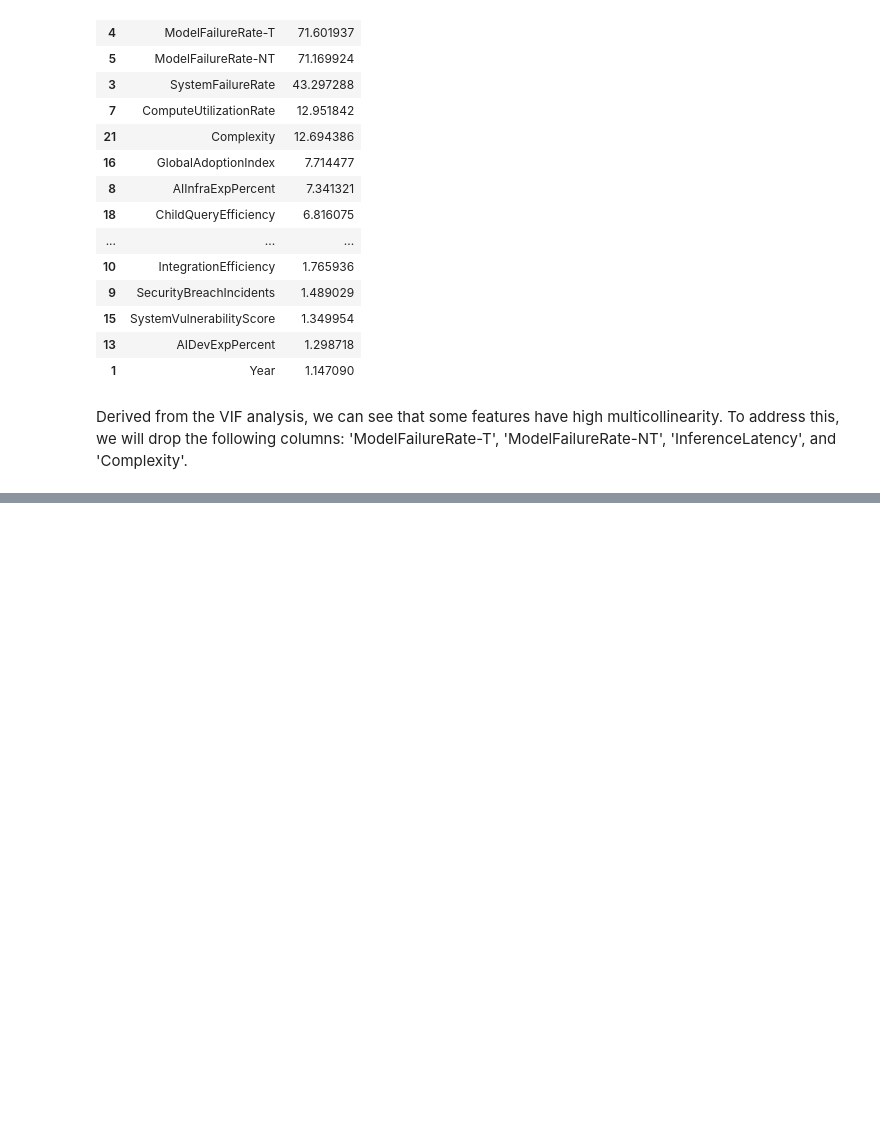
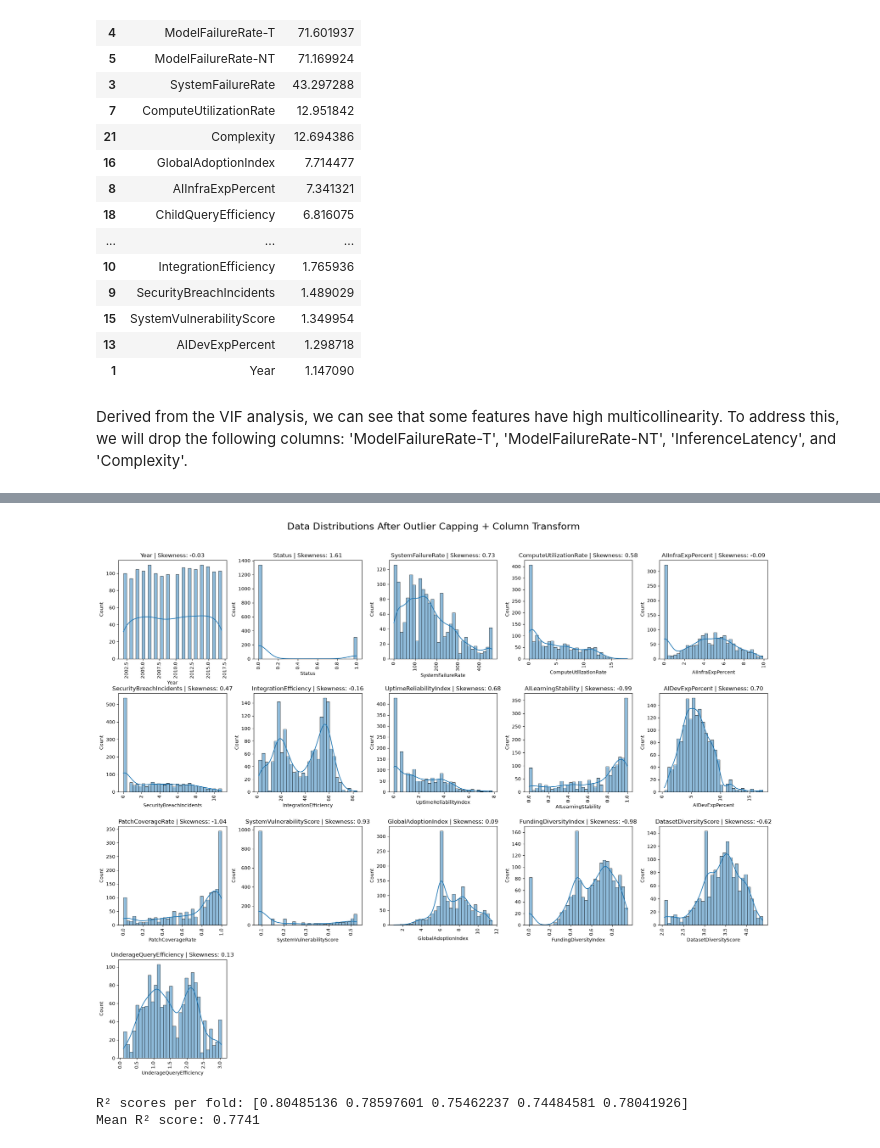
Before and after one commit to khangronky/cosc2753-assignment-1-2026b, a Jupyter notebook: notebook.ipynb, the cells around one changed output, grey strips where cells are left out. Saved outputs shown, nothing was run; the diff lists cells and outputs as text; code cells hidden in the pictures; blank space fills up the shorter version.

```diff
--- a/notebook.ipynb
+++ b/notebook.ipynb
@@ -386,6 +389,6 @@ training_data.drop(columns=columns_to_drop, inplace=True)
 # %%
-training_data["UnderageQueryEfficiency"] = (training_data["TeenQueryEfficiency"] +
-                                            training_data["ChildQueryEfficiency"]) / 2
+X_train["UnderageQueryEfficiency"] = (X_train["TeenQueryEfficiency"] +
+                                            X_train["ChildQueryEfficiency"]) / 2
 
-training_data.drop(['TeenQueryEfficiency', 'ChildQueryEfficiency'], axis=1, inplace=True)
+X_train.drop(['TeenQueryEfficiency', 'ChildQueryEfficiency'], axis=1, inplace=True)
 # %%
@@ -421,4 +424,6 @@ capper = ArbitraryOutlierCapper(
 # %%
 from feature_engine.outliers import Winsorizer
 
-capper = Winsorizer(capping_method='iqr', tail='both', fold=1.5, variables=['SystemFailureRate', 'FundingDiversityIndex', 'DatasetDiversityScore'])
+winsor_cols = ['SystemFailureRate', 'FundingDiversityIndex', 'DatasetDiversityScore']
+
+winsorizer = Winsorizer(capping_method='iqr', tail='both', fold=1.5, variables=winsor_cols)
@@ -424,0 +476,50 @@ capper = Winsorizer(capping_method='iqr', tail='both', fold=1.5, variables=['Sys
+# %%
+from sklearn.pipeline import Pipeline
+
+preprocess = Pipeline(
+    steps=[
+        ("arbitrary_cap", capper),
+        ("winsorizer", winsorizer),
+        ("column_transform", transformer),
+        ("min_max_scaler", min_max_scaler)
+    ],
+).set_output(transform="pandas")
+# %%
+X_train_transformed = preprocess.fit_transform(X_train)
+X_train_transformed = X_train_transformed[X_train.columns]
+# %%
+plot_cols = X_train_transformed.select_dtypes(include=np.number).columns
+n = len(plot_cols)
+cols = 5
+rows = math.ceil(n / cols)
+
+fig, axes = plt.subplots(rows, cols, figsize=(cols * 4, rows * 4))
+axes = np.array(axes).reshape(-1)
+
+for i, col in enumerate(plot_cols):
+    sns.histplot(X_train_transformed[col], kde=True, bins=32, ax=axes[i])
+    axes[i].set_title(f"{col} | Skewness: {X_train_transformed[col].skew():.2f}")
+    axes[i].tick_params(axis="x", rotation=90)
+
+for j in range(i + 1, len(axes)):
+    fig.delaxes(axes[j])
+
+fig.suptitle("Data Distributions After Outlier Capping + Column Transform", y=1.02, fontsize=20)
+plt.tight_layout()
+plt.show()
+# %% [output]
+[figure, added]
+# %%
+from sklearn.model_selection import cross_val_score, KFold
+from sklearn.linear_model import LinearRegression
+
+model = LinearRegression()
+kf = KFold(n_splits=5, shuffle=True, random_state=42)
+
+scores = cross_val_score(model, X_train_transformed, y_train, cv=kf)
+
+print(f"R² scores per fold: {scores}")
+print(f"Mean R² score: {np.mean(scores):.4f}")
+# %% [output]
+R² scores per fold: [0.80485136 0.78597601 0.75462237 0.74484581 0.78041926]
+Mean R² score: 0.7741
```
Also changed, not shown: parts of 10 cells of this notebook.
